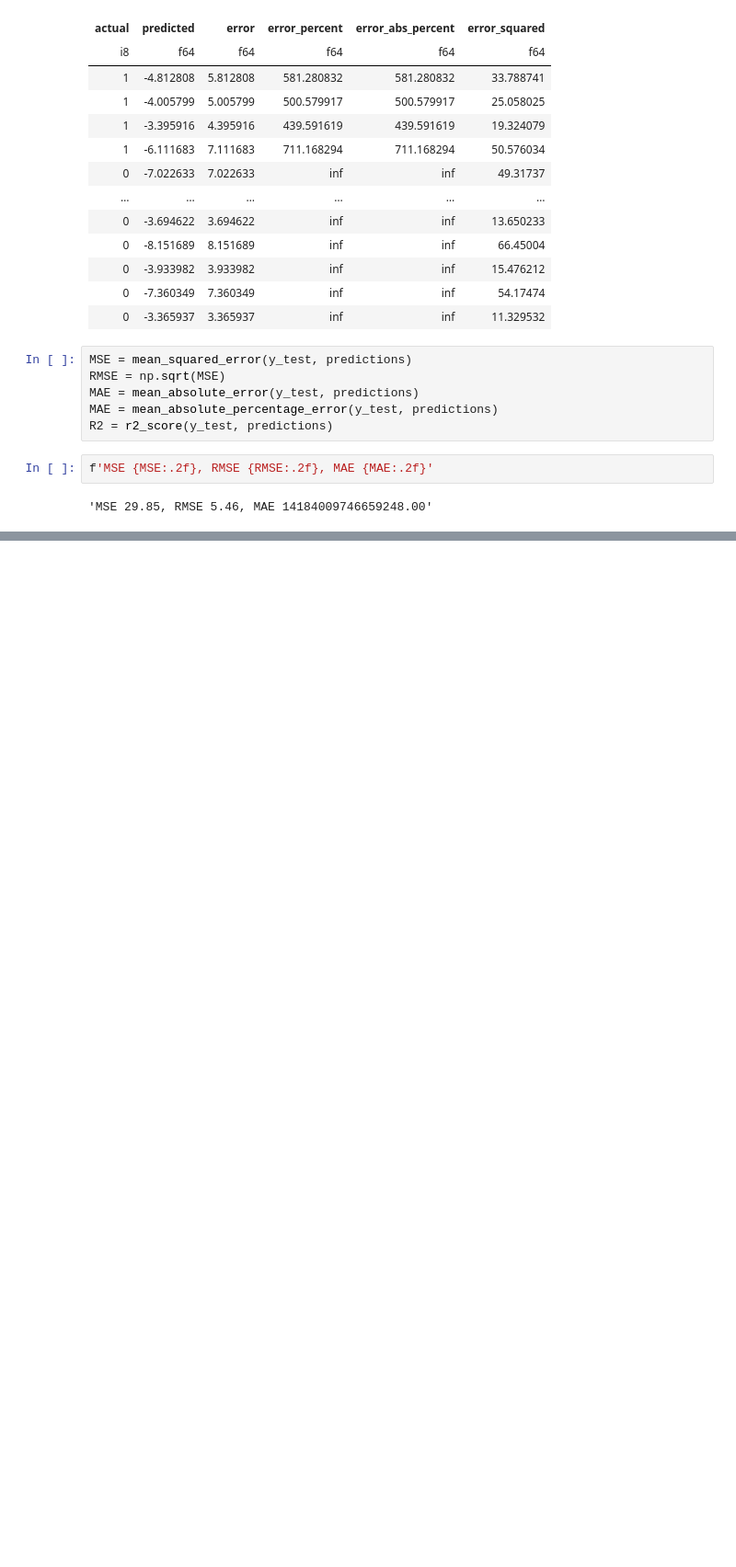
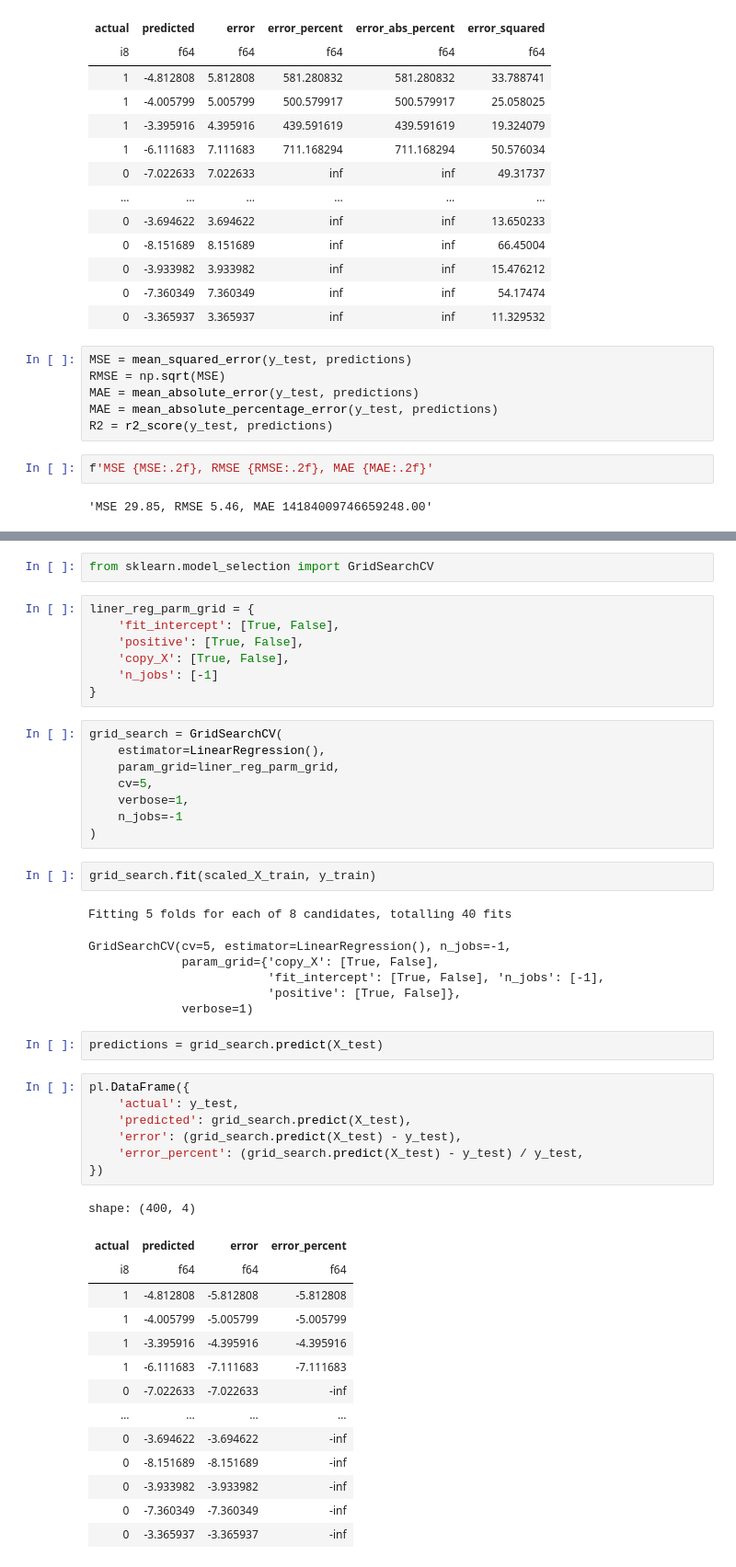
Before and after one commit to ZygimantasB/scikit-learn_training, a Jupyter notebook: Kaggle/fitness_dataset.ipynb, the cells around one changed output, grey strips where cells are left out. Shown at 92% size. Saved outputs shown, nothing was run; the diff lists cells and outputs as text; blank space fills up the shorter version.

```diff
--- a/Kaggle/fitness_dataset.ipynb
+++ b/Kaggle/fitness_dataset.ipynb
@@ -256,0 +250,50 @@ shape: (5, 2)
+# %%
+from sklearn.model_selection import GridSearchCV
+# %%
+liner_reg_parm_grid = {
+    'fit_intercept': [True, False],
+    'positive': [True, False],
+    'copy_X': [True, False],
+    'n_jobs': [-1]
+}
+# %%
+grid_search = GridSearchCV(
+    estimator=LinearRegression(),
+    param_grid=liner_reg_parm_grid,
+    cv=5,
+    verbose=1,
+    n_jobs=-1
+)
+# %%
+grid_search.fit(scaled_X_train, y_train)
+# %% [output]
+Fitting 5 folds for each of 8 candidates, totalling 40 fits
+GridSearchCV(cv=5, estimator=LinearRegression(), n_jobs=-1,
+             param_grid={'copy_X': [True, False],
+                         'fit_intercept': [True, False], 'n_jobs': [-1],
+                         'positive': [True, False]},
+             verbose=1)
+# %%
+predictions = grid_search.predict(X_test)
+# %%
+pl.DataFrame({
+    'actual': y_test,
+    'predicted': grid_search.predict(X_test),
+    'error': (grid_search.predict(X_test) - y_test),
+    'error_percent': (grid_search.predict(X_test) - y_test) / y_test,
+})
+# %% [output]
+shape: (400, 4)
+| actual | predicted | error | error_percent |
+| i8 | f64 | f64 | f64 |
+| 1 | -4.812808 | -5.812808 | -5.812808 |
+| 1 | -4.005799 | -5.005799 | -5.005799 |
+| 1 | -3.395916 | -4.395916 | -4.395916 |
+| 1 | -6.111683 | -7.111683 | -7.111683 |
+| 0 | -7.022633 | -7.022633 | -inf |
+| … | … | … | … |
+| 0 | -3.694622 | -3.694622 | -inf |
+| 0 | -8.151689 | -8.151689 | -inf |
+| 0 | -3.933982 | -3.933982 | -inf |
+| 0 | -7.360349 | -7.360349 | -inf |
+| 0 | -3.365937 | -3.365937 | -inf |
```
Also changed, not shown: parts of 60 cells of this notebook, 1 other file.
